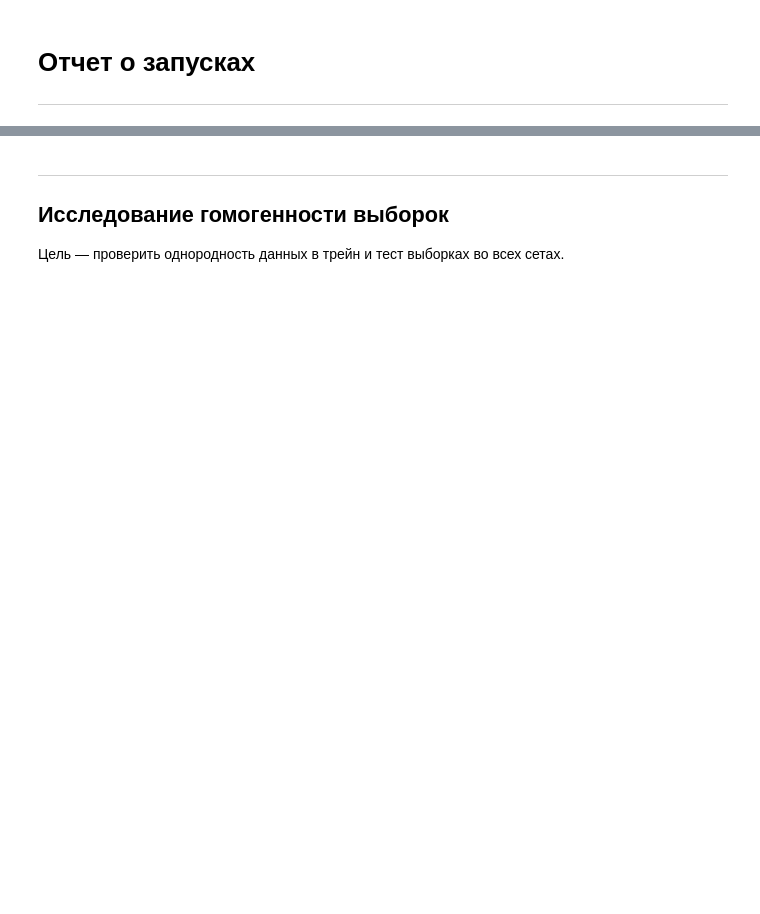
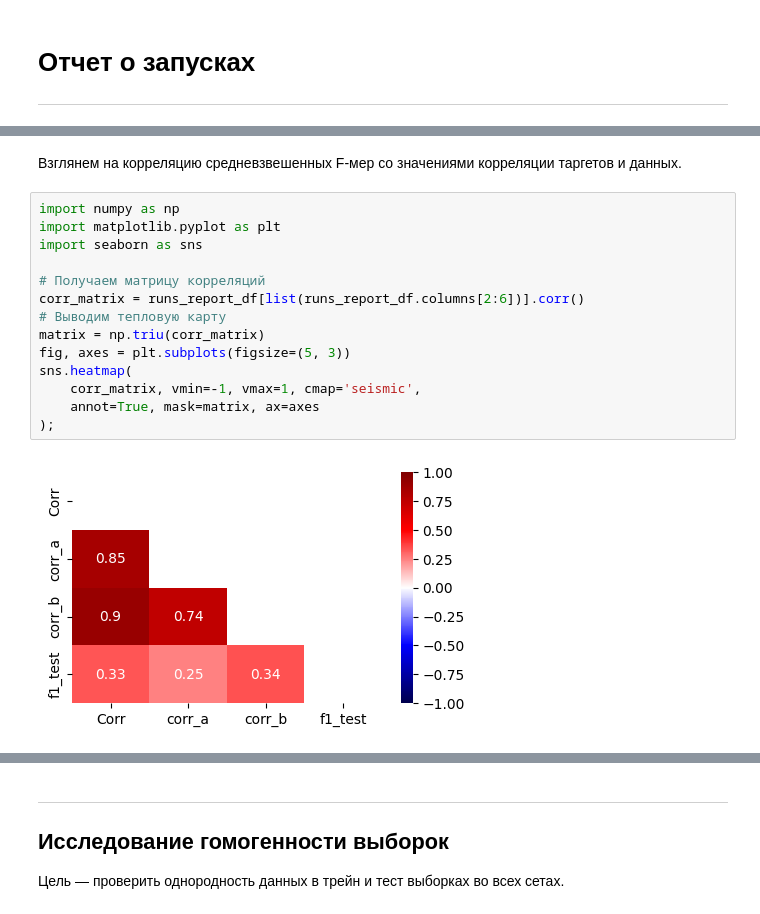
Before and after one commit to banzarkhan/motorika-internship-team, a Jupyter notebook: runs_report.ipynb, the cells around one changed output, grey strips where cells are left out. Drawn from its saved outputs; the diff is of its cells as text; blank space fills up the shorter version.

```diff
--- a/runs_report.ipynb
+++ b/runs_report.ipynb
@@ -88,0 +53,18 @@ table1
+# %% [markdown]
+Взглянем на корреляцию средневзвешенных F-мер со значениями корреляции таргетов и данных.
+# %%
+import numpy as np
+import matplotlib.pyplot as plt
+import seaborn as sns
+
+# Получаем матрицу корреляций
+corr_matrix = runs_report_df[list(runs_report_df.columns[2:6])].corr()
+# Выводим тепловую карту
+matrix = np.triu(corr_matrix)
+fig, axes = plt.subplots(figsize=(5, 3))
+sns.heatmap(
+    corr_matrix, vmin=-1, vmax=1, cmap='seismic',
+    annot=True, mask=matrix, ax=axes
+);
+# %% [output]
+[figure, added]
```
Also changed, not shown: parts of 18 cells of this notebook.
